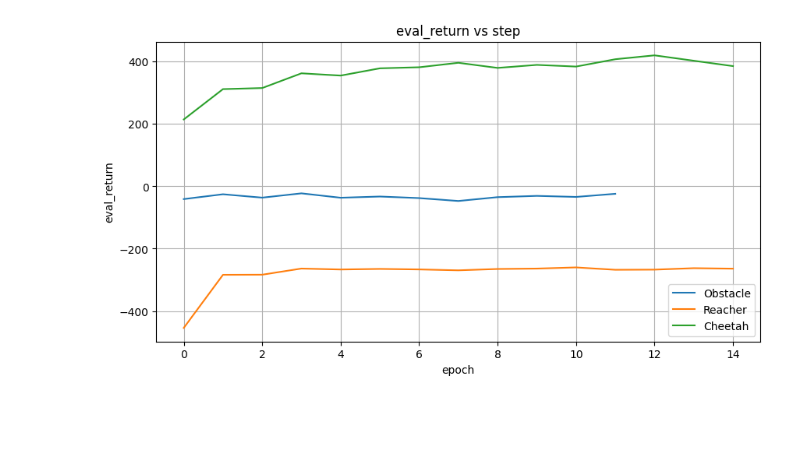
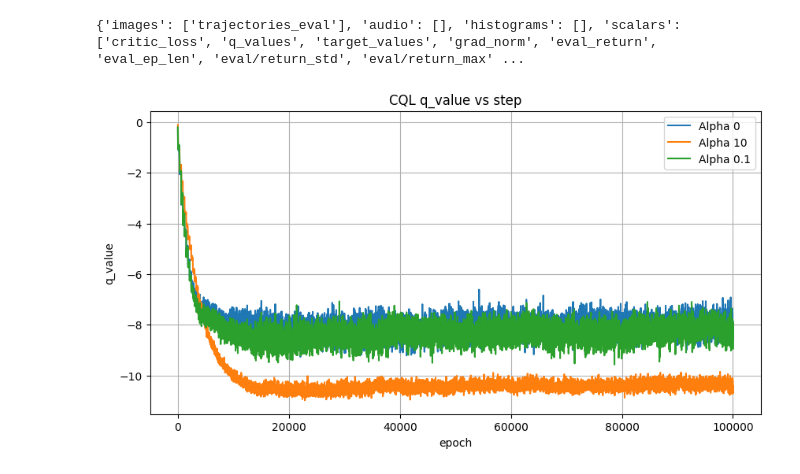
Before and after one commit to ShaanSinghGill/homework_fall2023, a Jupyter notebook: hw5/plots.ipynb, the cells around one changed output. Saved outputs shown, nothing was run; the diff lists cells and outputs as text; code cells hidden in the pictures; blank space fills up the shorter version.

```diff
--- a/hw5/plots.ipynb
+++ b/hw5/plots.ipynb
@@ -4,37 +4,41 @@ from tensorboard.backend.event_processing import event_accumulator
 import matplotlib.pyplot as plt
 import numpy as np
 # %%
-log_file = 'data/done/obstacles-cs285-v0_obstacles_multi_l2_h250_mpcrandom_horizon10_actionseq1000_24-10-2023_17-27-58'
+log_file = 'data/alpha/hw5_offline_PointmassMedium-v0_cql0_15-11-2023_11-02-34'
 event_acc = event_accumulator.EventAccumulator(log_file)
 event_acc.Reload()
 tags = event_acc.Tags()
-evals1, steps1= [v.value for v in event_acc.Scalars('eval_return')], [v.step for v in event_acc.Scalars('eval_return')]
+print(tags)
+evals1, steps1 = [v.value for v in event_acc.Scalars('q_values')], [
+    v.step for v in event_acc.Scalars('q_values')]
 
-log_file = 'data/done/reacher-cs285-v0_reacher_multi_l2_h250_mpcrandom_horizon10_actionseq1000_25-10-2023_19-30-26'
+log_file = 'data/alpha/hw5_offline_PointmassMedium-v0_cql10_15-11-2023_11-05-33'
 event_acc = event_accumulator.EventAccumulator(log_file)
 event_acc.Reload()
 tags = event_acc.Tags()
-evals2, steps2= [v.value for v in event_acc.Scalars('eval_return')], [v.step for v in event_acc.Scalars('eval_return')]
+evals2, steps2 = [v.value for v in event_acc.Scalars(
+    'q_values')], [v.step for v in event_acc.Scalars('q_values')]
 
-log_file = 'data/done/cheetah-cs285-v0_cheetah_multi_l2_h250_mpcrandom_horizon15_actionseq1000_25-10-2023_19-50-20'
+log_file = 'data/cqlNdqn/hw5_offline_PointmassMedium-v0_cql0.1_15-11-2023_09-44-22'
 event_acc = event_accumulator.EventAccumulator(log_file)
 event_acc.Reload()
 tags = event_acc.Tags()
-evals3, steps3= [v.value for v in event_acc.Scalars('eval_return')], [v.step for v in event_acc.Scalars('eval_return')]
-
+evals3, steps3 = [v.value for v in event_acc.Scalars(
+    'q_values')], [v.step for v in event_acc.Scalars('q_values')]
 
 
 
 plt.figure(figsize=(10, 5))
-plt.plot(steps1, evals1, label='Obstacle')
-plt.plot(steps2, evals2, label='Reacher')
-plt.plot(steps3, evals3, label='Cheetah')
+plt.plot(steps1, evals1, label='Alpha 0')
+plt.plot(steps2, evals2, label='Alpha 10')
+plt.plot(steps3, evals3, label='Alpha 0.1')
 
 plt.xlabel('epoch')
-plt.ylabel('eval_return')
-plt.title('eval_return vs step')
+plt.ylabel('q_value')
+plt.title('CQL q_value vs step')
 plt.legend()
 plt.grid(True)
 plt.show()
 # %% [output]
+{'images': ['trajectories_eval'], 'audio': [], 'histograms': [], 'scalars': ['critic_loss', 'q_values', 'target_values', 'grad_norm', 'eval_return', 'eval_ep_len', 'eval/return_std', 'eval/return_max' ...
-[figure, old version]
+[figure, new version]
```
Also changed, not shown: parts of 11 cells of this notebook, 1 other file.
